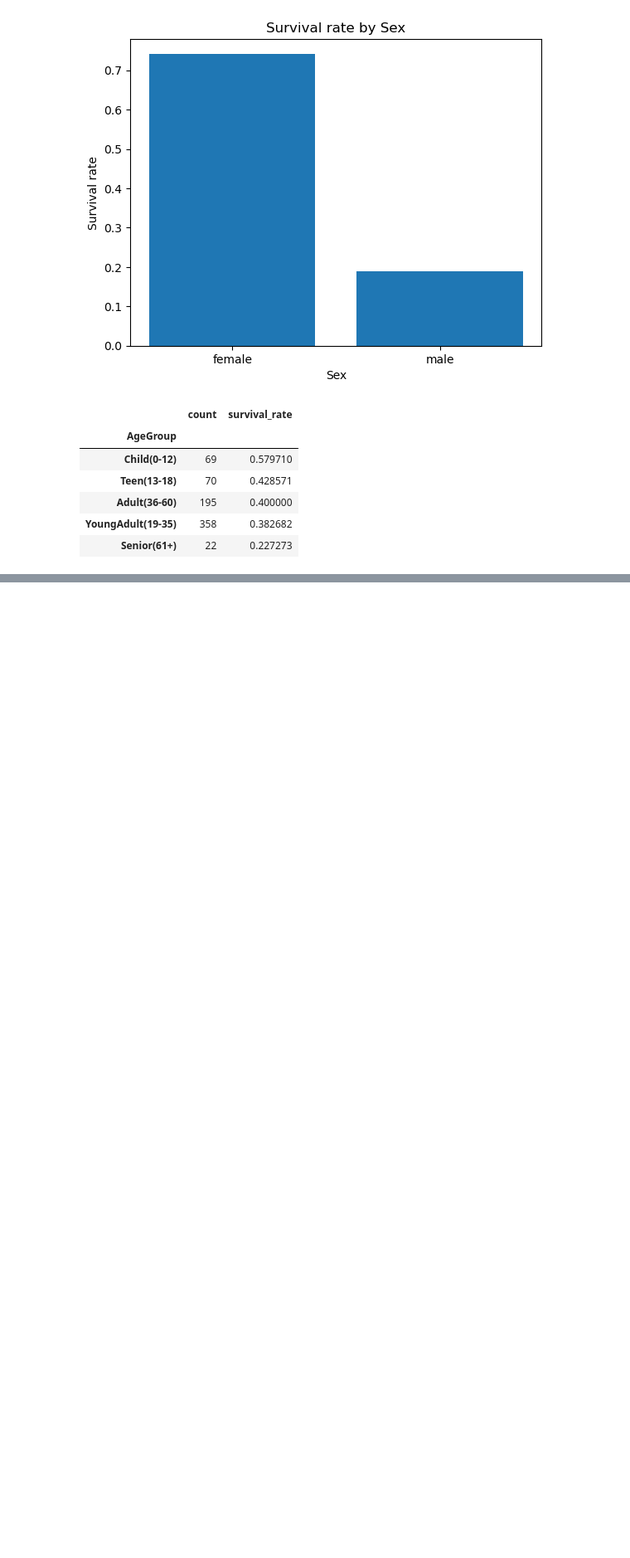
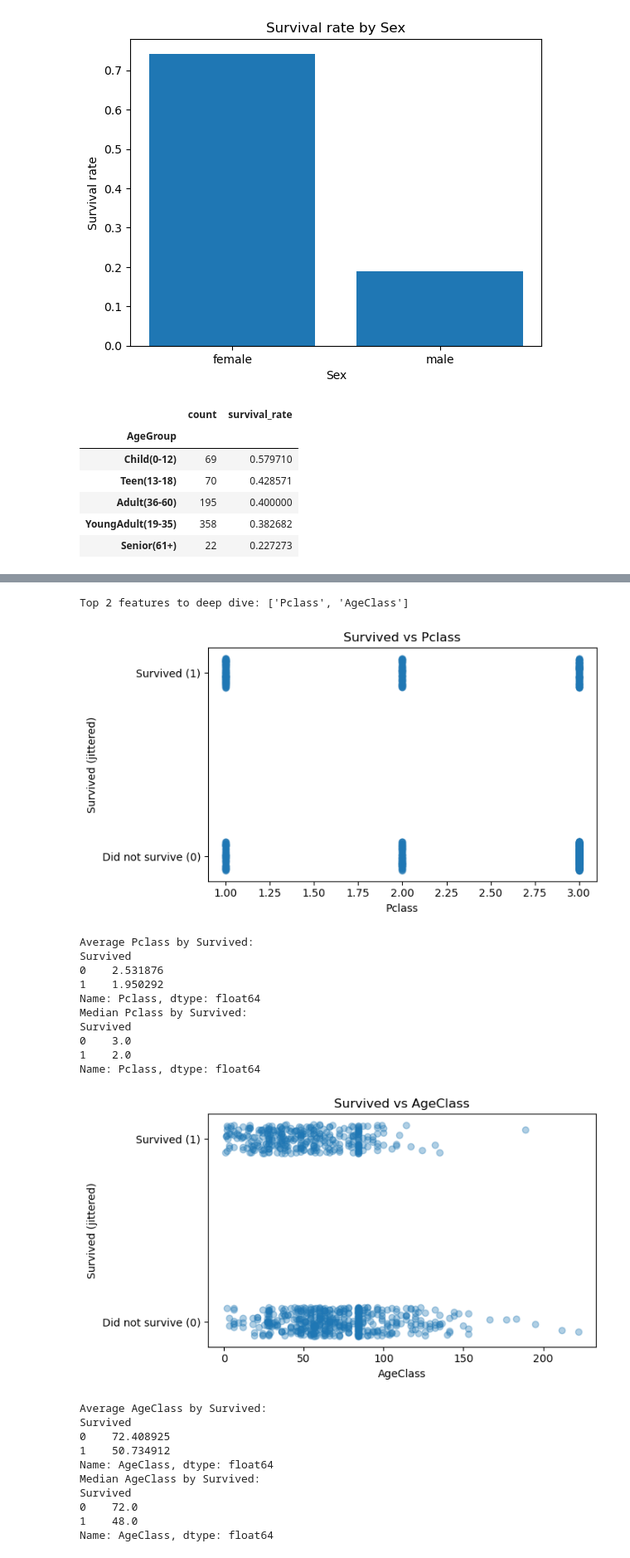
Before and after one commit to Tazrin191/killing-it-daily-practice, a Jupyter notebook: notebooks/02_pandas_basics.ipynb, the cells around one changed output, grey strips where cells are left out. Shown at 83% size. Drawn from its saved outputs; the diff is of its cells as text; code cells hidden in the pictures; blank space fills up the shorter version.

```diff
--- a/notebooks/02_pandas_basics.ipynb
+++ b/notebooks/02_pandas_basics.ipynb
@@ -377,0 +552,56 @@ df["AgeGroup"] = pd.cut(df["Age"], bins=bins, labels=labels, include_lowest=True
+# %%
+if "Survived" in corr.columns:
+    top2 = corr_with_target.index[:2].tolist()
+    print("\nTop 2 features to deep dive:", top2)
+
+    # Scatterplot for binary target: use jitter so points don't overlap too much
+    def jitter(arr, amount=0.08):
+        return arr + np.random.uniform(-amount, amount, size=len(arr))
+
+    for feat in top2:
+        # Keep rows where both values exist
+        plot_df = df[["Survived", feat]].dropna()
+
+        plt.figure(figsize=(7, 4))
+        plt.scatter(plot_df[feat], jitter(plot_df["Survived"]), alpha=0.35)
+        plt.yticks([0, 1], ["Did not survive (0)", "Survived (1)"])
+        plt.xlabel(feat)
+        plt.ylabel("Survived (jittered)")
+        plt.title(f"Survived vs {feat}")
+        plt.tight_layout()
+        plt.show()
+
+        # Simple interpretation helpers
+        # Compare average feature value by survival group
+        means = plot_df.groupby("Survived")[feat].mean()
+        print(f"\nAverage {feat} by Survived:")
+        print(means)
+
+        # (Optional) median is often more stable than mean
+        medians = plot_df.groupby("Survived")[feat].median()
+        print(f"Median {feat} by Survived:")
+        print(medians)
+# %% [output]
+Top 2 features to deep dive: ['Pclass', 'AgeClass']
+[figure, added]
+Average Pclass by Survived:
+Survived
+0    2.531876
+1    1.950292
+Name: Pclass, dtype: float64
+Median Pclass by Survived:
+Survived
+0    3.0
+1    2.0
+Name: Pclass, dtype: float64
+[figure, added]
+Average AgeClass by Survived:
+Survived
+0    72.408925
+1    50.734912
+Name: AgeClass, dtype: float64
+Median AgeClass by Survived:
+Survived
+0    72.0
+1    48.0
+Name: AgeClass, dtype: float64
```
Also changed, not shown: parts of 13 cells of this notebook, 2 other files.
